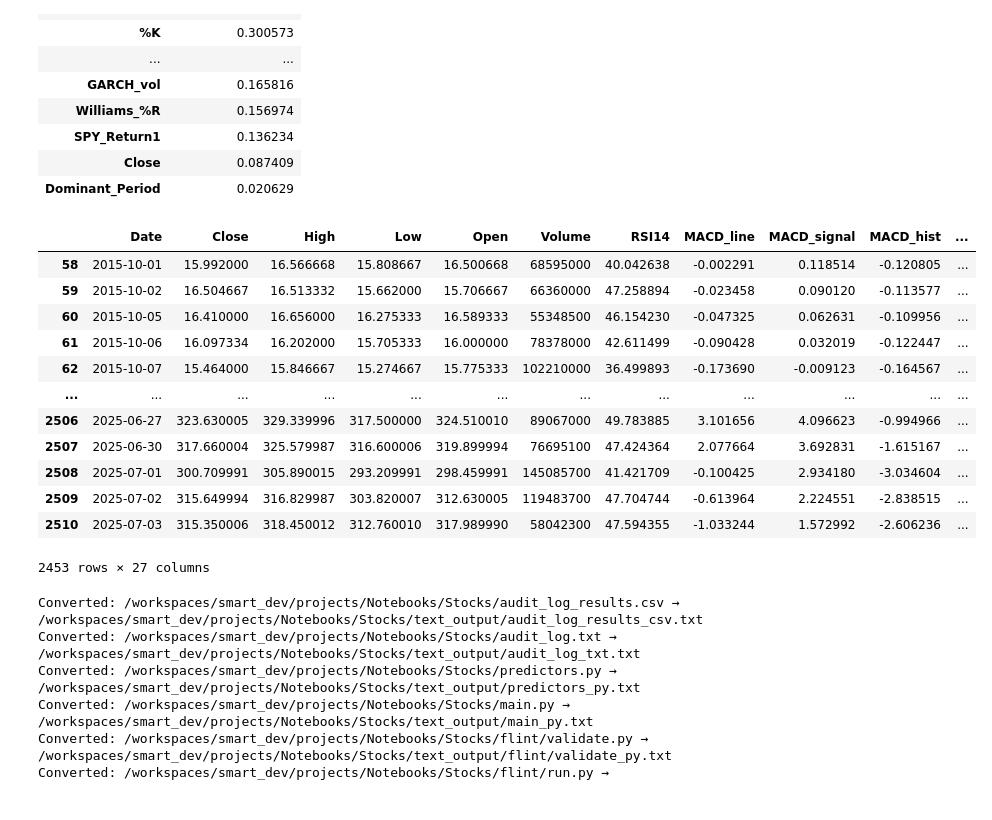
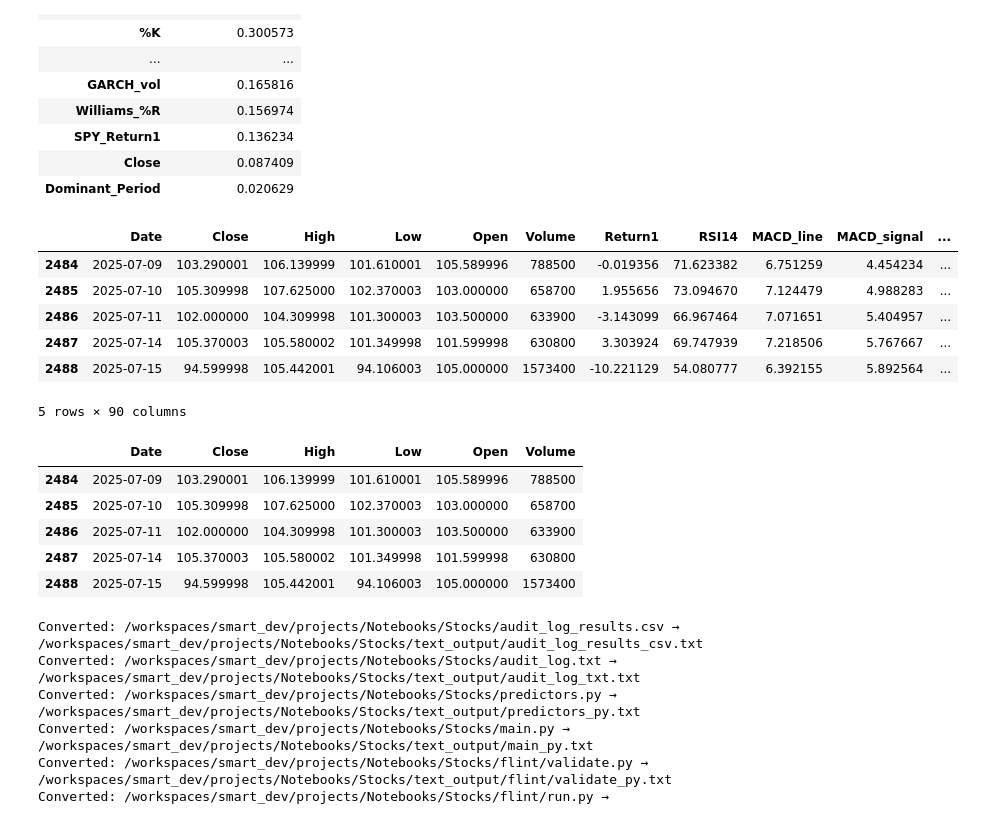
Before and after one commit to cmlpolymath/Notebooks, a Jupyter notebook: Stocks/stock_algo.ipynb, the cells around one changed output. Saved outputs shown, nothing was run; the diff lists cells and outputs as text; code cells hidden in the pictures.

```diff
--- a/Stocks/stock_algo.ipynb
+++ b/Stocks/stock_algo.ipynb
@@ -1128,25 +1137,27 @@ Feature Importance (SHAP)
 # %%
 import torch
-
+import pandas as pd
 # Load the file
-pt_file = torch.load("/workspaces/smart_dev/projects/Notebooks/Stocks/flint/data/processed/TSLA_data.pt", weights_only=False)
+pt_file = torch.load("/workspaces/smart_dev/projects/Notebooks/Stocks/flint/data/processed/DPST_data.pt", weights_only=False)
 
 # Print the head of the file
-pt_file['df_features']
+display(pt_file['df_features'].tail())
+
+pd.read_parquet("/workspaces/smart_dev/projects/Notebooks/Stocks/flint/data/DPST.parquet").tail()
 # %% [output]
-|  | Date | Close | High | Low | Open | Volume | RSI14 | MACD_line | MACD_signal | MACD_hist | ... |
-| 58 | 2015-10-01 | 15.992000 | 16.566668 | 15.808667 | 16.500668 | 68595000 | 40.042638 | -0.002291 | 0.118514 | -0.120805 | ... |
-| 59 | 2015-10-02 | 16.504667 | 16.513332 | 15.662000 | 15.706667 | 66360000 | 47.258894 | -0.023458 | 0.090120 | -0.113577 | ... |
-| 60 | 2015-10-05 | 16.410000 | 16.656000 | 16.275333 | 16.589333 | 55348500 | 46.154230 | -0.047325 | 0.062631 | -0.109956 | ... |
-| 61 | 2015-10-06 | 16.097334 | 16.202000 | 15.705333 | 16.000000 | 78378000 | 42.611499 | -0.090428 | 0.032019 | -0.122447 | ... |
-| 62 | 2015-10-07 | 15.464000 | 15.846667 | 15.274667 | 15.775333 | 102210000 | 36.499893 | -0.173690 | -0.009123 | -0.164567 | ... |
-| ... | ... | ... | ... | ... | ... | ... | ... | ... | ... | ... | ... |
-| 2506 | 2025-06-27 | 323.630005 | 329.339996 | 317.500000 | 324.510010 | 89067000 | 49.783885 | 3.101656 | 4.096623 | -0.994966 | ... |
-| 2507 | 2025-06-30 | 317.660004 | 325.579987 | 316.600006 | 319.899994 | 76695100 | 47.424364 | 2.077664 | 3.692831 | -1.615167 | ... |
-| 2508 | 2025-07-01 | 300.709991 | 305.890015 | 293.209991 | 298.459991 | 145085700 | 41.421709 | -0.100425 | 2.934180 | -3.034604 | ... |
-| 2509 | 2025-07-02 | 315.649994 | 316.829987 | 303.820007 | 312.630005 | 119483700 | 47.704744 | -0.613964 | 2.224551 | -2.838515 | ... |
-| 2510 | 2025-07-03 | 315.350006 | 318.450012 | 312.760010 | 317.989990 | 58042300 | 47.594355 | -1.033244 | 1.572992 | -2.606236 | ... |
+|  | Date | Close | High | Low | Open | Volume | Return1 | RSI14 | MACD_line | MACD_signal | ... |
+| 2484 | 2025-07-09 | 103.290001 | 106.139999 | 101.610001 | 105.589996 | 788500 | -0.019356 | 71.623382 | 6.751259 | 4.454234 | ... |
+| 2485 | 2025-07-10 | 105.309998 | 107.625000 | 102.370003 | 103.000000 | 658700 | 1.955656 | 73.094670 | 7.124479 | 4.988283 | ... |
+| 2486 | 2025-07-11 | 102.000000 | 104.309998 | 101.300003 | 103.500000 | 633900 | -3.143099 | 66.967464 | 7.071651 | 5.404957 | ... |
+| 2487 | 2025-07-14 | 105.370003 | 105.580002 | 101.349998 | 101.599998 | 630800 | 3.303924 | 69.747939 | 7.218506 | 5.767667 | ... |
+| 2488 | 2025-07-15 | 94.599998 | 105.442001 | 94.106003 | 105.000000 | 1573400 | -10.221129 | 54.080777 | 6.392155 | 5.892564 | ... |
-2453 rows × 27 columns
+5 rows × 90 columns
+|  | Date | Close | High | Low | Open | Volume |
+| 2484 | 2025-07-09 | 103.290001 | 106.139999 | 101.610001 | 105.589996 | 788500 |
+| 2485 | 2025-07-10 | 105.309998 | 107.625000 | 102.370003 | 103.000000 | 658700 |
+| 2486 | 2025-07-11 | 102.000000 | 104.309998 | 101.300003 | 103.500000 | 633900 |
+| 2487 | 2025-07-14 | 105.370003 | 105.580002 | 101.349998 | 101.599998 | 630800 |
+| 2488 | 2025-07-15 | 94.599998 | 105.442001 | 94.106003 | 105.000000 | 1573400 |
 # %%
 import os
 from pathlib import Path
```
Also changed, not shown: parts of 1 cell of this notebook, 23 other files.
